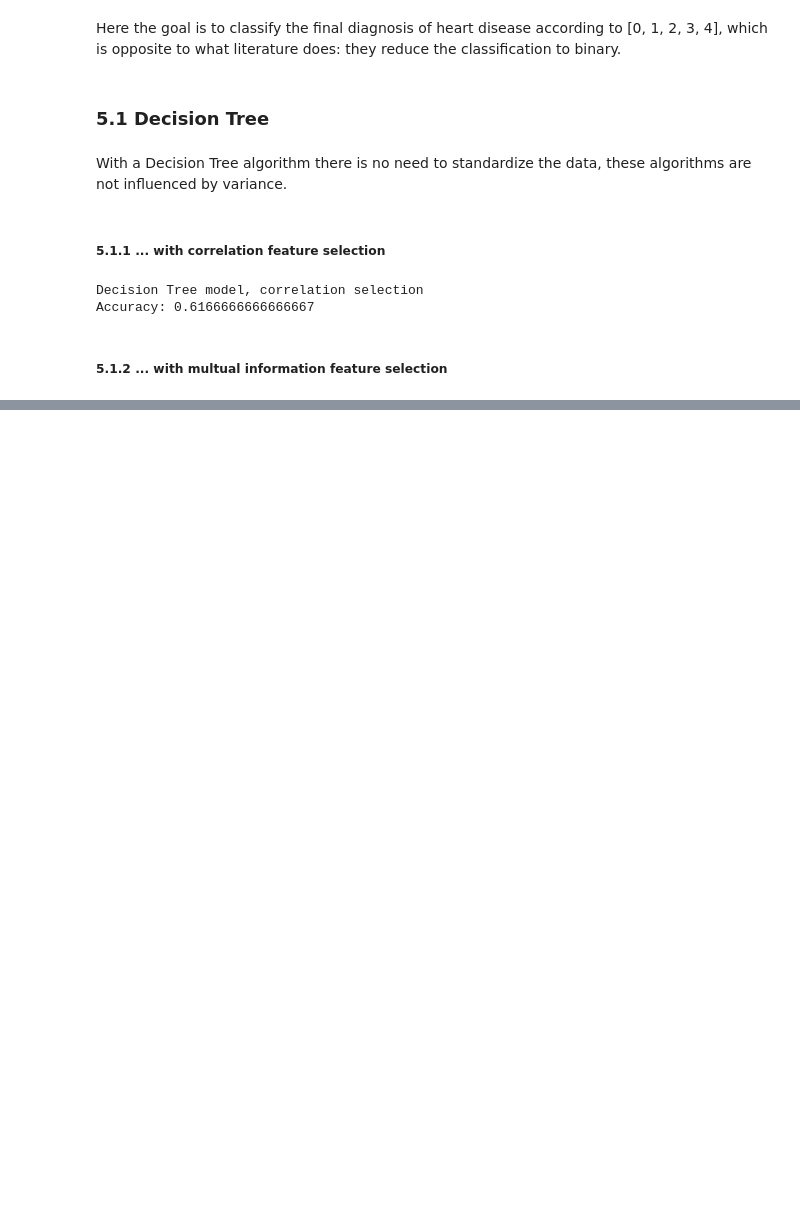
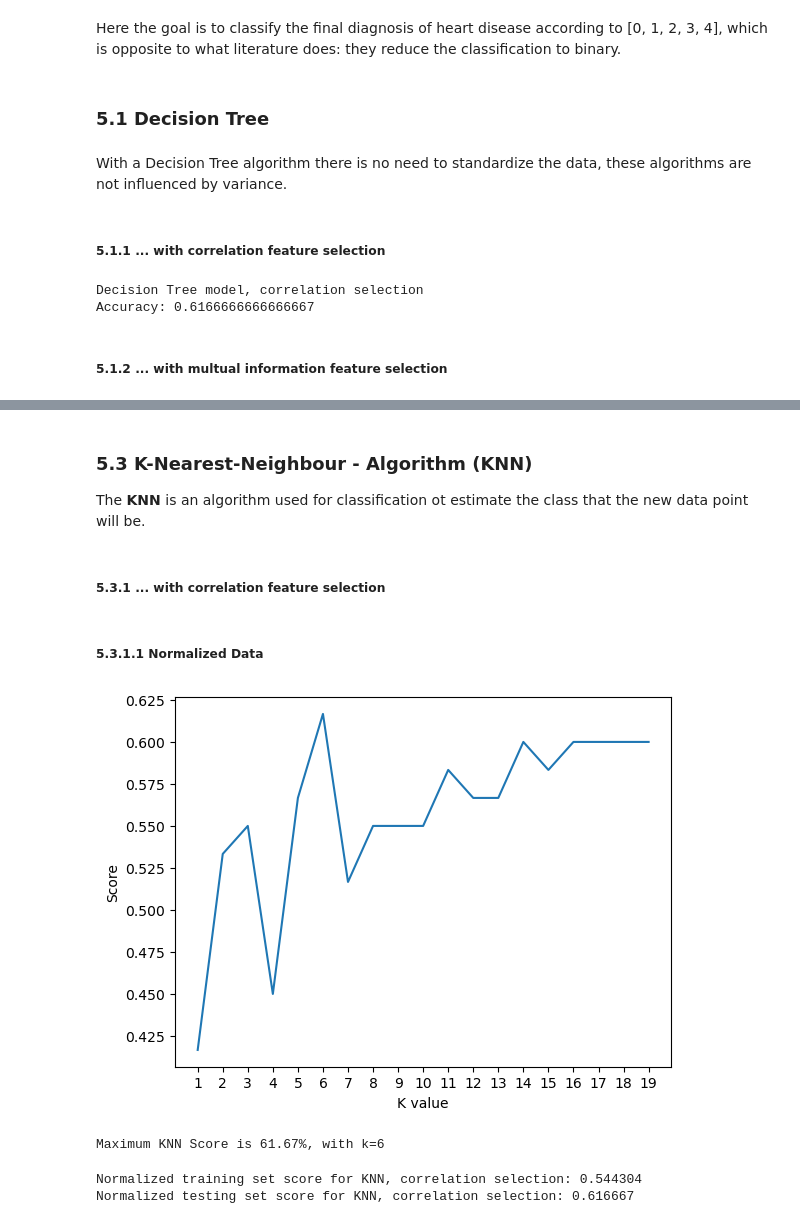
Before and after one commit to mishasilva01/FAA_project1, a Jupyter notebook: project1_notebook.ipynb, the cells around one changed output, grey strips where cells are left out. Drawn from its saved outputs; the diff is of its cells as text; code cells hidden in the pictures; blank space fills up the shorter version.

```diff
--- a/project1_notebook.ipynb
+++ b/project1_notebook.ipynb
@@ -332,0 +489,50 @@ Accuracy: 0.65
+# %% [markdown]
+### 5.3 K-Nearest-Neighbour - Algorithm (KNN)
+
+The **KNN** is an algorithm used for classification ot estimate the class that the new data point will be.
+# %% [markdown]
+##### 5.3.1 ... with correlation feature selection
+# %% [markdown]
+##### 5.3.1.1 Normalized Data
+# %%
+X_train, X_test, y_train, y_test = train_test_split(X[corr_selected_features], y, test_size=0.20, random_state=42)
+
+norm = Normalizer()
+X_train_norm = norm.fit_transform(X_train)
+X_test_norm = norm.transform(X_test)
+# %%
+from sklearn.neighbors import KNeighborsClassifier
+
+accuracies = {}
+scoreList = []
+k_values = []
+for i in range(1,20):
+    knn_aux = KNeighborsClassifier(n_neighbors = i)  # n_neighbors means k
+    knn_aux.fit(X_train_norm, y_train)
+    scoreList.append(knn_aux.score(X_test_norm, y_test))
+    k_values.append(i)
+
+plt.plot(range(1,20), scoreList)
+plt.xticks(np.arange(1,20,1))
+plt.xlabel("K value")
+plt.ylabel("Score")
+plt.show()
+
+acc = max(scoreList)*100
+index = scoreList.index(acc/100)
+accuracies['KNN'] = acc
+print("Maximum KNN Score is {:.2f}%, with k={:d}".format(acc, k_values[index]))
+# %% [output]
+[figure, added]
+Maximum KNN Score is 61.67%, with k=6
+# %%
+knn = KNeighborsClassifier(n_neighbors = k_values[index])  # n_neighbors means k
+knn.fit(X_train_norm, y_train)
+
+prediction = knn.predict(X_test_norm)
+
+print("Normalized training set score for KNN, correlation selection: %f" % knn.score(X_train_norm, y_train))
+print("Normalized testing set score for KNN, correlation selection: %f" % knn.score(X_test_norm, y_test))
+# %% [output]
+Normalized training set score for KNN, correlation selection: 0.544304
+Normalized testing set score for KNN, correlation selection: 0.616667
```
Also changed, not shown: parts of 39 cells of this notebook.
